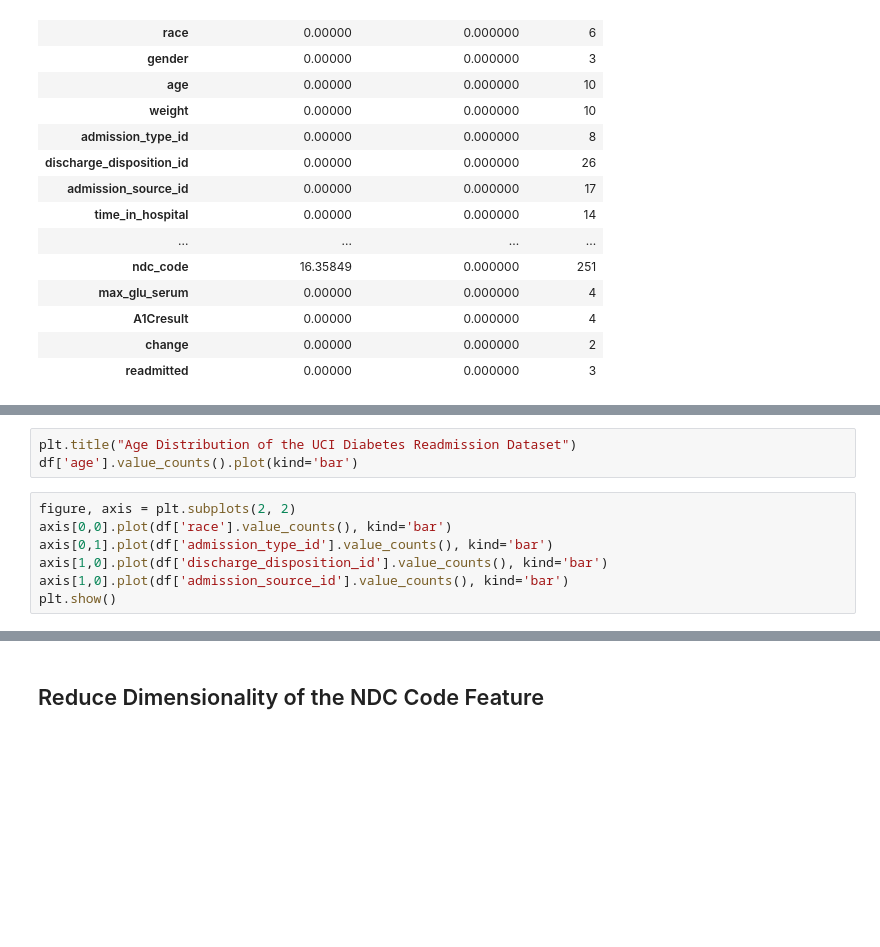
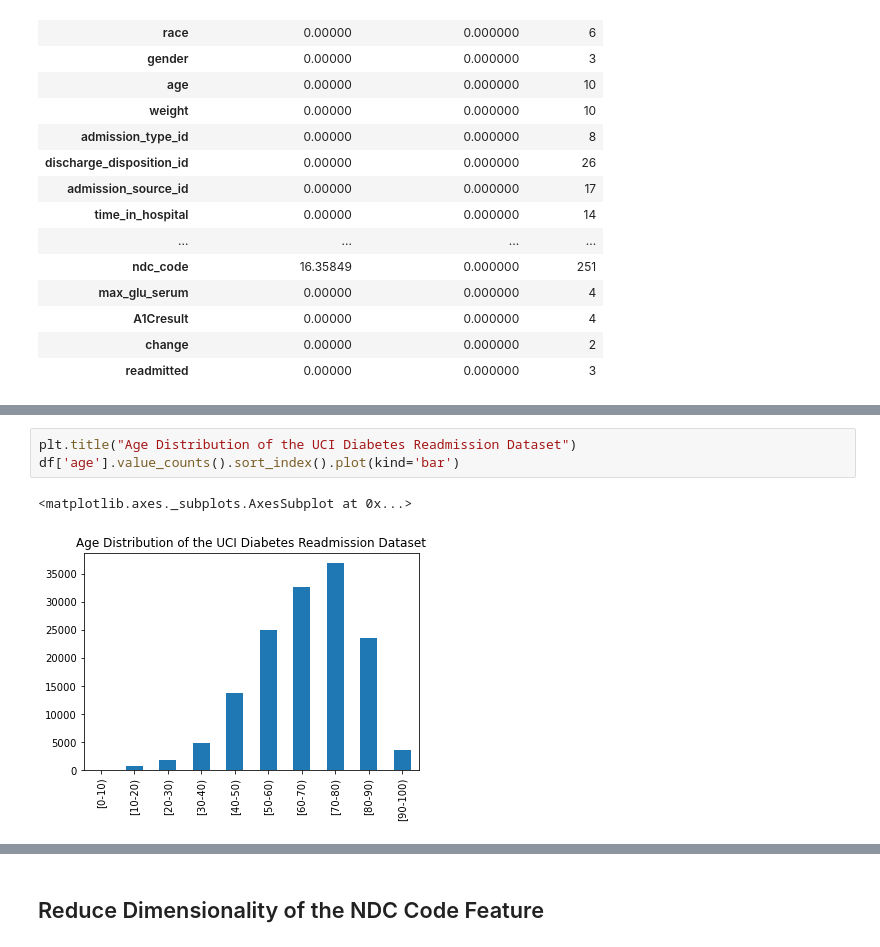
Before and after one commit to Danieldacruz7/Patient-Selection-for-Diabetes-Drug-Testing, a Jupyter notebook: student_project.ipynb, the cells around one changed output, grey strips where cells are left out. Saved outputs shown, nothing was run; the diff lists cells and outputs as text; blank space fills up the shorter version.

Commit message:
More graphs added.

```diff
--- a/student_project.ipynb
+++ b/student_project.ipynb
@@ -153,10 +152,6 @@ Distribution for Gender feature
 # %%
 plt.title("Age Distribution of the UCI Diabetes Readmission Dataset")
-df['age'].value_counts().plot(kind='bar')
+df['age'].value_counts().sort_index().plot(kind='bar')
+# %% [output]
+<matplotlib.axes._subplots.AxesSubplot at 0x...>
+[figure, added]
-# %%
-figure, axis = plt.subplots(2, 2)
-axis[0,0].plot(df['race'].value_counts(), kind='bar')
-axis[0,1].plot(df['admission_type_id'].value_counts(), kind='bar')
-axis[1,0].plot(df['discharge_disposition_id'].value_counts(), kind='bar')
-axis[1,0].plot(df['admission_source_id'].value_counts(), kind='bar')
-plt.show()
```
Also changed, not shown: parts of 8 cells of this notebook.
